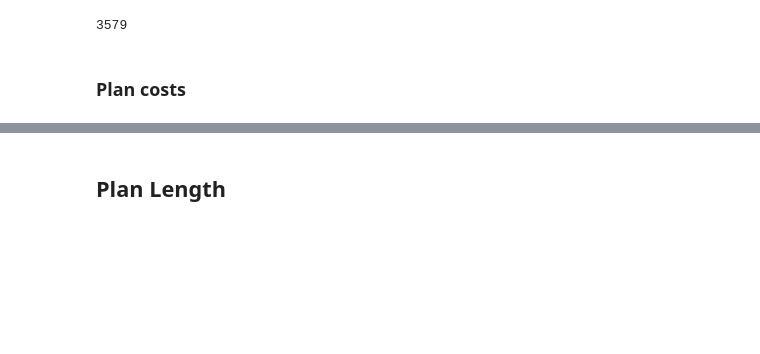
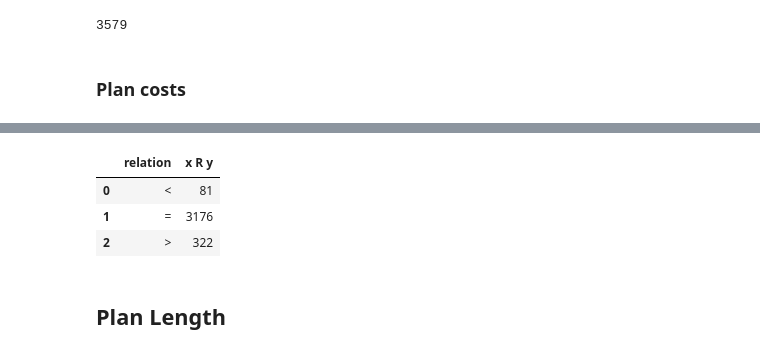
Before and after one commit to miquelramirez/branch_and_cut_for_kinodynamic_motion_planning, a Jupyter notebook: notebooks/classic_vs_bnc_all.ipynb, the cells around one changed output, grey strips where cells are left out. Saved outputs shown, nothing was run; the diff lists cells and outputs as text; code cells hidden in the pictures; blank space fills up the shorter version.

```diff
--- a/notebooks/classic_vs_bnc_all.ipynb
+++ b/notebooks/classic_vs_bnc_all.ipynb
@@ -150,3 +150,10 @@ LinregressResult(slope=0.8336242700798318, intercept=1.794714217417532, rvalue=0
+# %%
+compare_sequences(x, y)
+# %% [output]
+|  | relation | x R y |
+| 0 | < | 81 |
+| 1 | = | 3176 |
+| 2 | > | 322 |
 # %% [markdown]
 ## Plan Length
 # %%
```
Also changed, not shown: parts of 11 cells of this notebook, 4 other files.
